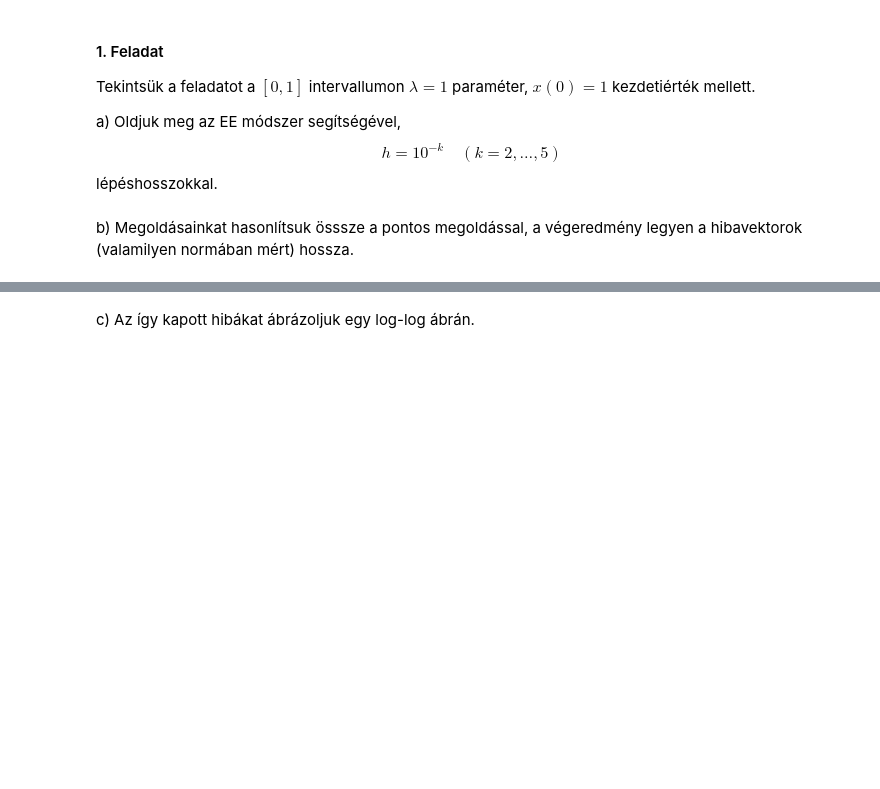
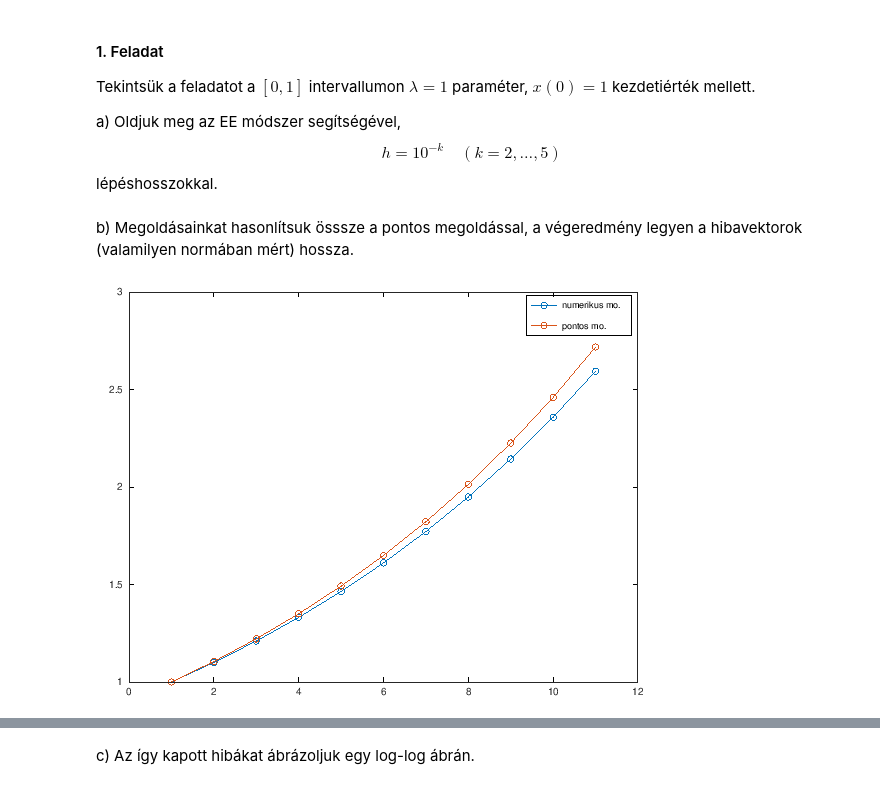
Before and after one commit to absurd-zipper/aaszm2, a Jupyter notebook: 6.feladatsor.ipynb, the cells around one changed output, grey strips where cells are left out. Saved outputs shown, nothing was run; the diff lists cells and outputs as text; code cells hidden in the pictures; blank space fills up the shorter version.

```diff
--- a/6.feladatsor.ipynb
+++ b/6.feladatsor.ipynb
@@ -45,3 +45,10 @@ h = 10^(-5);
 [ts, ys] = explicit_euler(@(t, x)(x), 0:h:1, 1);
 # %% [markdown]
 b) Megoldásainkat hasonlítsuk össsze a pontos megoldással, a végeredmény legyen a hibavektorok (valamilyen normában mért) hossza.
+# %%
+plot(ys, 'o-'); hold on
+plot(exp(ts), '-o')
+
+legend('numerikus mo.', 'pontos mo.')
+# %% [output]
+[figure, added]
```
Also changed, not shown: parts of 19 cells of this notebook.
